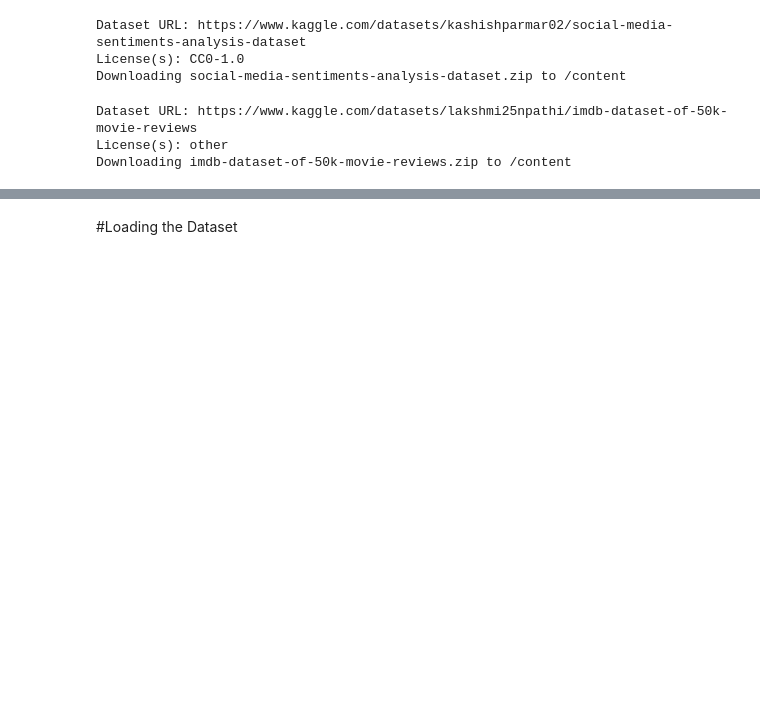
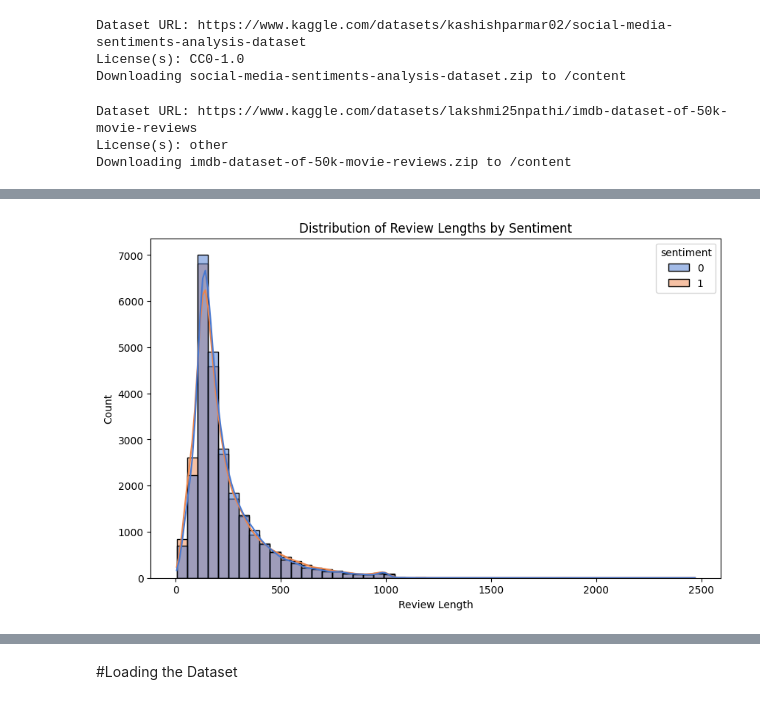
Before and after one commit to vidhya2324/Machine_learning, a Jupyter notebook: Sentiment_Analysis_LSTM.ipynb, the cells around one changed output, grey strips where cells are left out. Saved outputs shown, nothing was run; the diff lists cells and outputs as text; code cells hidden in the pictures; blank space fills up the shorter version.

```diff
--- a/Sentiment_Analysis_LSTM.ipynb
+++ b/Sentiment_Analysis_LSTM.ipynb
@@ -53,0 +59,10 @@ sample_data  sentimentdataset.csv
+# %%
+# Plotting review length distribution by sentiment
+plt.figure(figsize=(10, 6))
+sns.histplot(data=data, x='review_length', hue='sentiment', kde=True, bins=50, palette='muted')
+plt.title('Distribution of Review Lengths by Sentiment')
+plt.xlabel('Review Length')
+plt.ylabel('Count')
+plt.show()
+# %% [output]
+[figure, added]
```
Also changed, not shown: parts of 20 cells of this notebook.
